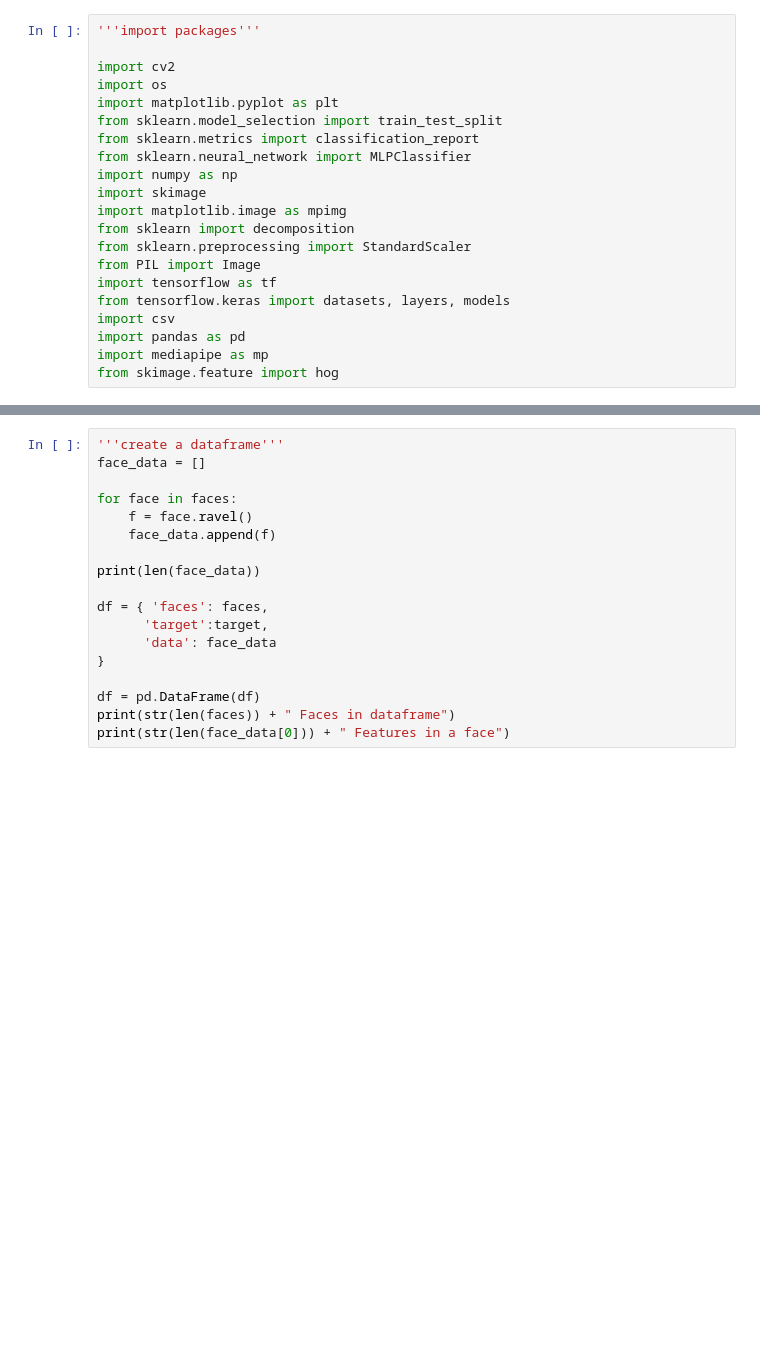
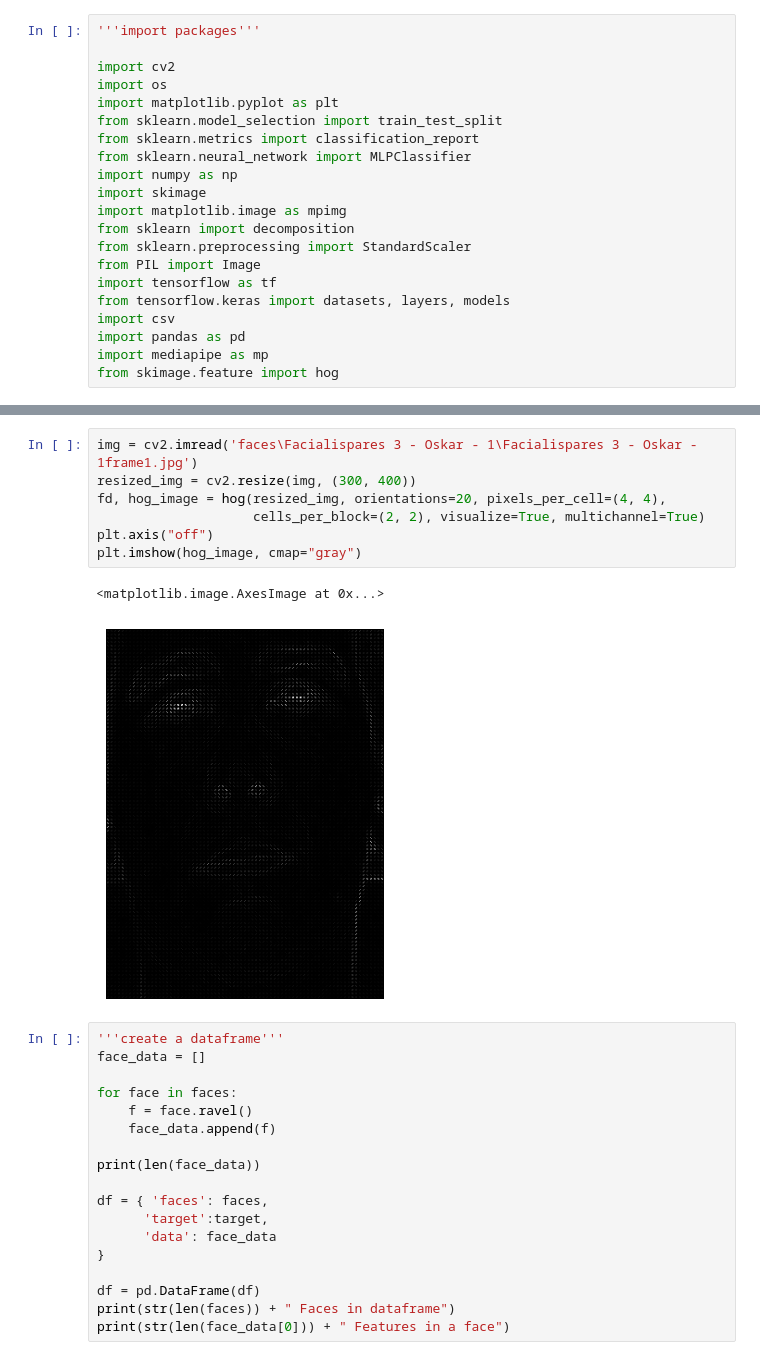
Before and after one commit to andrei-borg/stroke-video-analysis, a Jupyter notebook: hog features.ipynb, the cells around one changed output, grey strips where cells are left out. Drawn from its saved outputs; the diff is of its cells as text; blank space fills up the shorter version.

```diff
--- a/hog features.ipynb
+++ b/hog features.ipynb
@@ -53,3 +54,13 @@ FileNotFoundError: [WinError 3] Det går inte att hitta sökvägen: 'c:\\Users\\
+# %%
+img = cv2.imread('faces\Facialispares 3 - Oskar - 1\Facialispares 3 - Oskar - 1frame1.jpg')
+resized_img = cv2.resize(img, (300, 400))
+fd, hog_image = hog(resized_img, orientations=20, pixels_per_cell=(4, 4),
+                	cells_per_block=(2, 2), visualize=True, multichannel=True)
+plt.axis("off")
+plt.imshow(hog_image, cmap="gray")
+# %% [output]
+<matplotlib.image.AxesImage at 0x...>
+[figure, added]
 # %%
 '''create a dataframe'''
 face_data = []
```
Also changed, not shown: parts of 1 cell of this notebook.
